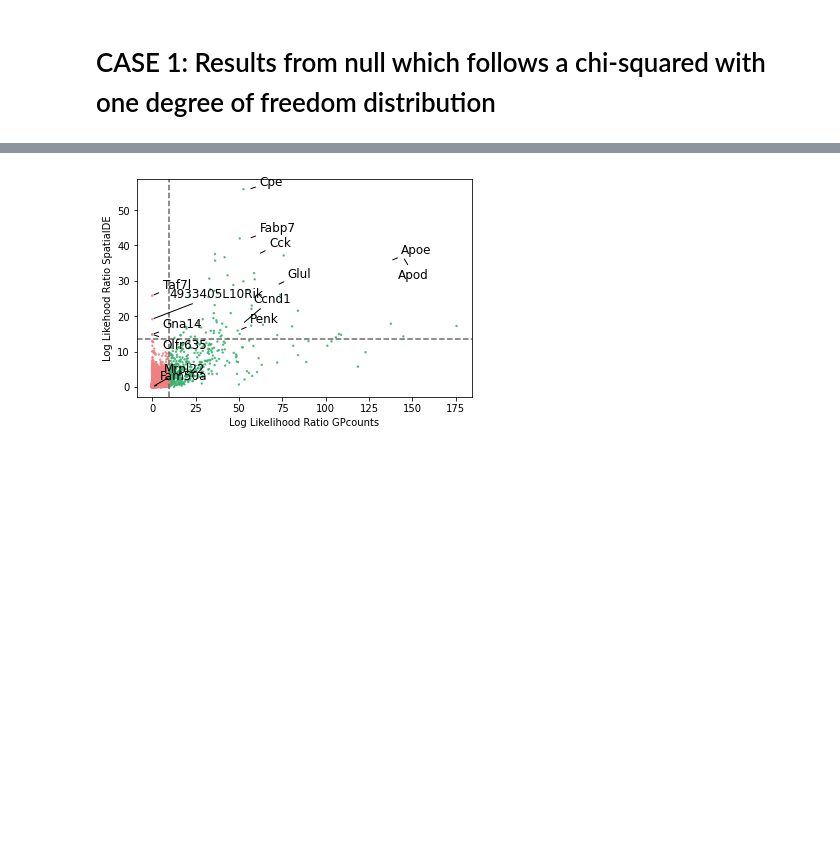
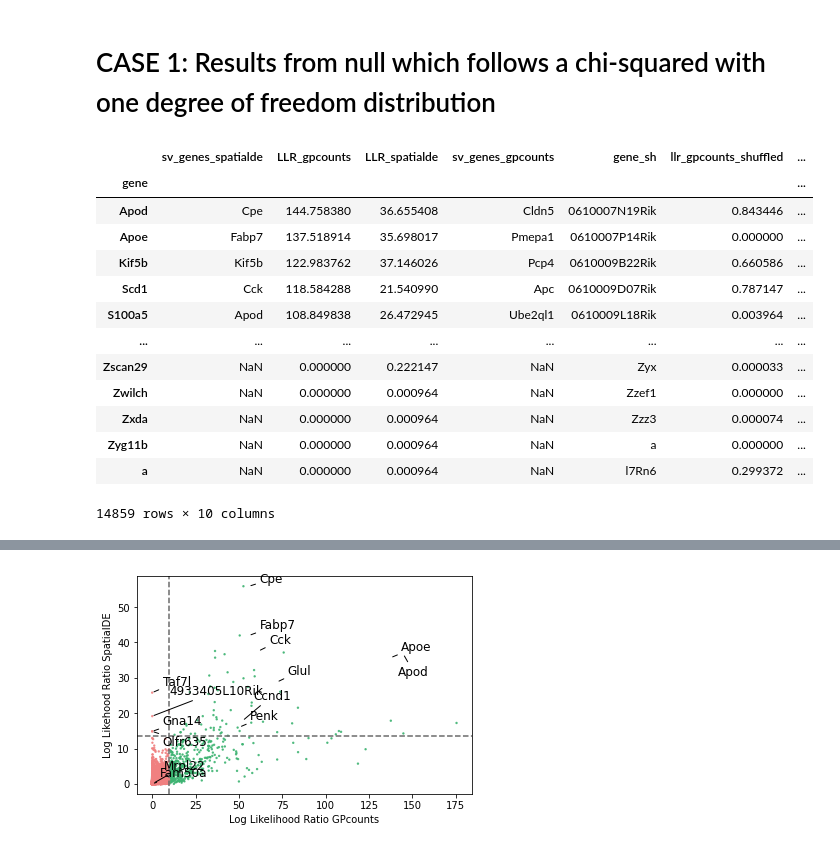
Before and after one commit to ManchesterBioinference/GPcounts, a Jupyter notebook: paper_notebooks/MOUSE_OB_Spatial/MOUSE_OB_plots.ipynb, the cells around one changed output, grey strips where cells are left out. Saved outputs shown, nothing was run; the diff lists cells and outputs as text; code cells hidden in the pictures; blank space fills up the shorter version.

```diff
--- a/paper_notebooks/MOUSE_OB_Spatial/MOUSE_OB_plots.ipynb
+++ b/paper_notebooks/MOUSE_OB_Spatial/MOUSE_OB_plots.ipynb
@@ -9,6 +9,23 @@ from matplotlib_venn import venn2, venn2_circles
 # CASE 1: Results from null which follows a chi-squared with one degree of freedom distribution
 # %%
 df = pd.read_csv('MOUSE_OB_res_plots.csv',index_col=[0])
+# %%
+df
+# %% [output]
+|  | sv_genes_spatialde | LLR_gpcounts | LLR_spatialde | sv_genes_gpcounts | gene_sh | llr_gpcounts_shuffled | ... |
+| gene |  |  |  |  |  |  | ... |
+| Apod | Cpe | 144.758380 | 36.655408 | Cldn5 | 0610007N19Rik | 0.843446 | ... |
+| Apoe | Fabp7 | 137.518914 | 35.698017 | Pmepa1 | 0610007P14Rik | 0.000000 | ... |
+| Kif5b | Kif5b | 122.983762 | 37.146026 | Pcp4 | 0610009B22Rik | 0.660586 | ... |
+| Scd1 | Cck | 118.584288 | 21.540990 | Apc | 0610009D07Rik | 0.787147 | ... |
+| S100a5 | Apod | 108.849838 | 26.472945 | Ube2ql1 | 0610009L18Rik | 0.003964 | ... |
+| ... | ... | ... | ... | ... | ... | ... | ... |
+| Zscan29 | NaN | 0.000000 | 0.222147 | NaN | Zyx | 0.000033 | ... |
+| Zwilch | NaN | 0.000000 | 0.000964 | NaN | Zzef1 | 0.000000 | ... |
+| Zxda | NaN | 0.000000 | 0.000964 | NaN | Zzz3 | 0.000074 | ... |
+| Zyg11b | NaN | 0.000000 | 0.000964 | NaN | a | 0.000000 | ... |
+| a | NaN | 0.000000 | 0.000964 | NaN | l7Rn6 | 0.299372 | ... |
+14859 rows × 10 columns
 # %%
 gpcounts = df['sv_genes_gpcounts']
 spatialde = df['sv_genes_spatialde']
```
Also changed, not shown: parts of 4 cells of this notebook, 1 other file.
